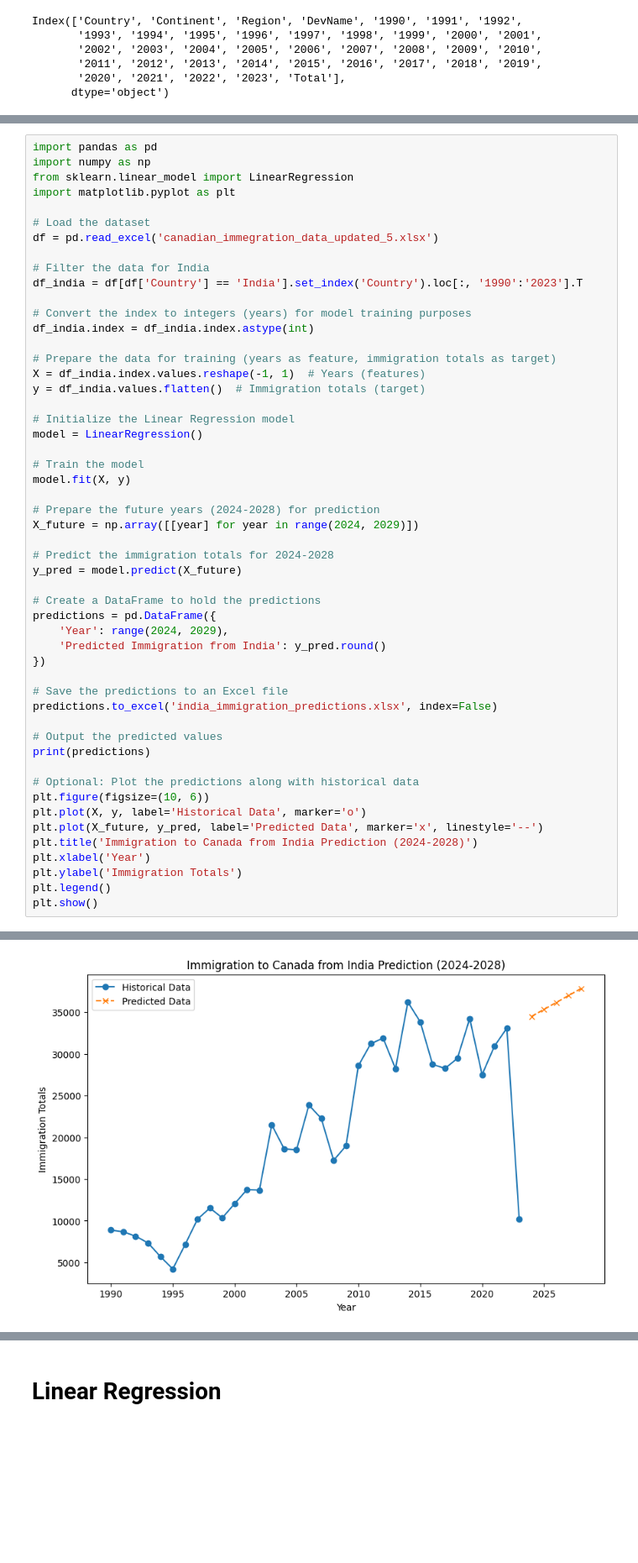
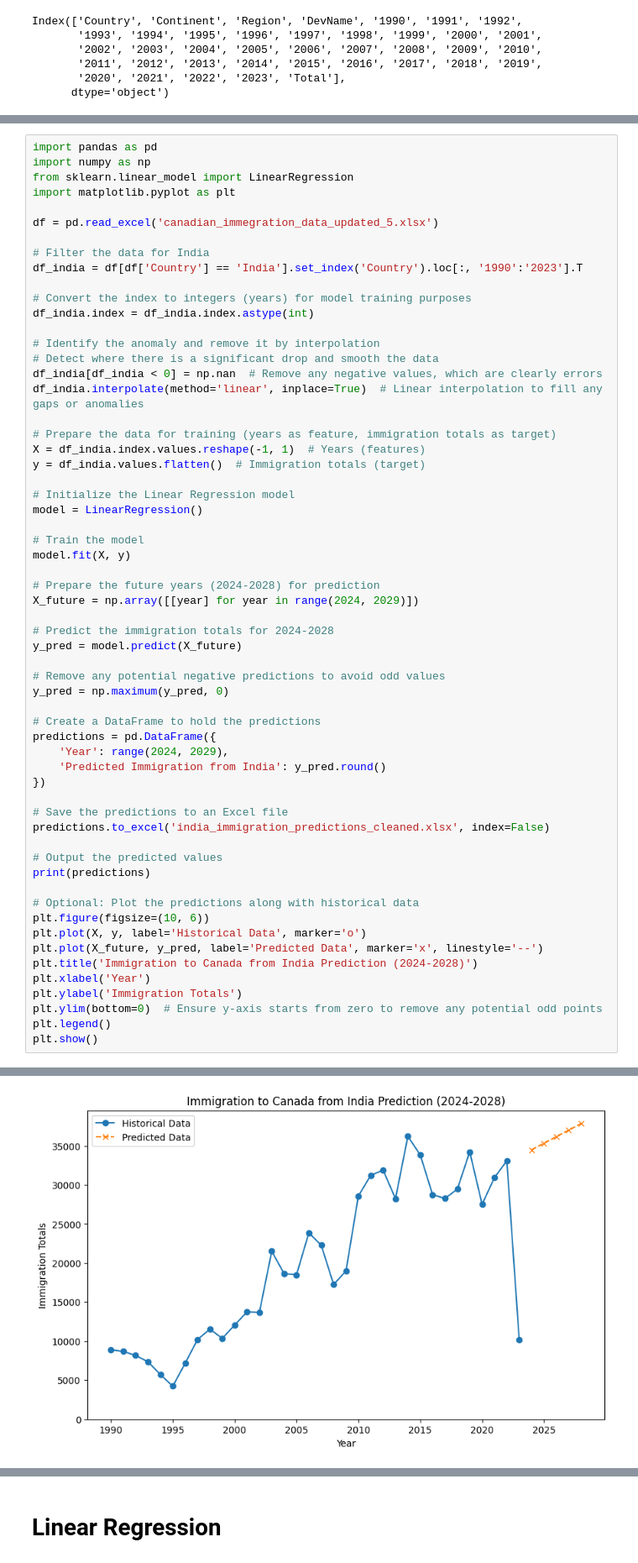
Before and after one commit to Tith24801/Capstone_Project, a Jupyter notebook: Final_Capstone.ipynb, the cells around one changed output, grey strips where cells are left out. Shown at 84% size. Drawn from its saved outputs; the diff is of its cells as text; blank space fills up the shorter version.

```diff
--- a/Final_Capstone.ipynb
+++ b/Final_Capstone.ipynb
@@ -406,7 +325,6 @@ import numpy as np
 from sklearn.linear_model import LinearRegression
 import matplotlib.pyplot as plt
 
-# Load the dataset
 df = pd.read_excel('canadian_immegration_data_updated_5.xlsx')
 
 # Filter the data for India
@@ -414,6 +332,11 @@ df_india = df[df['Country'] == 'India'].set_index('Country').loc[:, '1990':'2023
 
 # Convert the index to integers (years) for model training purposes
 df_india.index = df_india.index.astype(int)
+
+# Identify the anomaly and remove it by interpolation
+# Detect where there is a significant drop and smooth the data
+df_india[df_india < 0] = np.nan  # Remove any negative values, which are clearly errors
+df_india.interpolate(method='linear', inplace=True)  # Linear interpolation to fill any gaps or anomalies
 
 # Prepare the data for training (years as feature, immigration totals as target)
 X = df_india.index.values.reshape(-1, 1)  # Years (features)
@@ -431,35 +354,39 @@ X_future = np.array([[year] for year in range(2024, 2029)])
 # Predict the immigration totals for 2024-2028
 y_pred = model.predict(X_future)
 
+# Remove any potential negative predictions to avoid odd values
+y_pred = np.maximum(y_pred, 0)
+
 # Create a DataFrame to hold the predictions
 predictions = pd.DataFrame({
     'Year': range(2024, 2029),
     'Predicted Immigration from India': y_pred.round()
 })
 
 # Save the predictions to an Excel file
-predictions.to_excel('india_immigration_predictions.xlsx', index=False)
+predictions.to_excel('india_immigration_predictions_cleaned.xlsx', index=False)
 
 # Output the predicted values
 print(predictions)
 
 # Optional: Plot the predictions along with historical data
 plt.figure(figsize=(10, 6))
 plt.plot(X, y, label='Historical Data', marker='o')
 plt.plot(X_future, y_pred, label='Predicted Data', marker='x', linestyle='--')
 plt.title('Immigration to Canada from India Prediction (2024-2028)')
 plt.xlabel('Year')
 plt.ylabel('Immigration Totals')
+plt.ylim(bottom=0)  # Ensure y-axis starts from zero to remove any potential odd points
 plt.legend()
 plt.show()
 # %% [output]
    Year  Predicted Immigration from India
 0  2024                           34495.0
 1  2025                           35332.0
 2  2026                           36169.0
 3  2027                           37006.0
 4  2028                           37843.0
-[figure, old version]
+[figure, new version]
 # %%
 import pandas as pd
 import numpy as np
```
Also changed, not shown: parts of 26 cells of this notebook.
